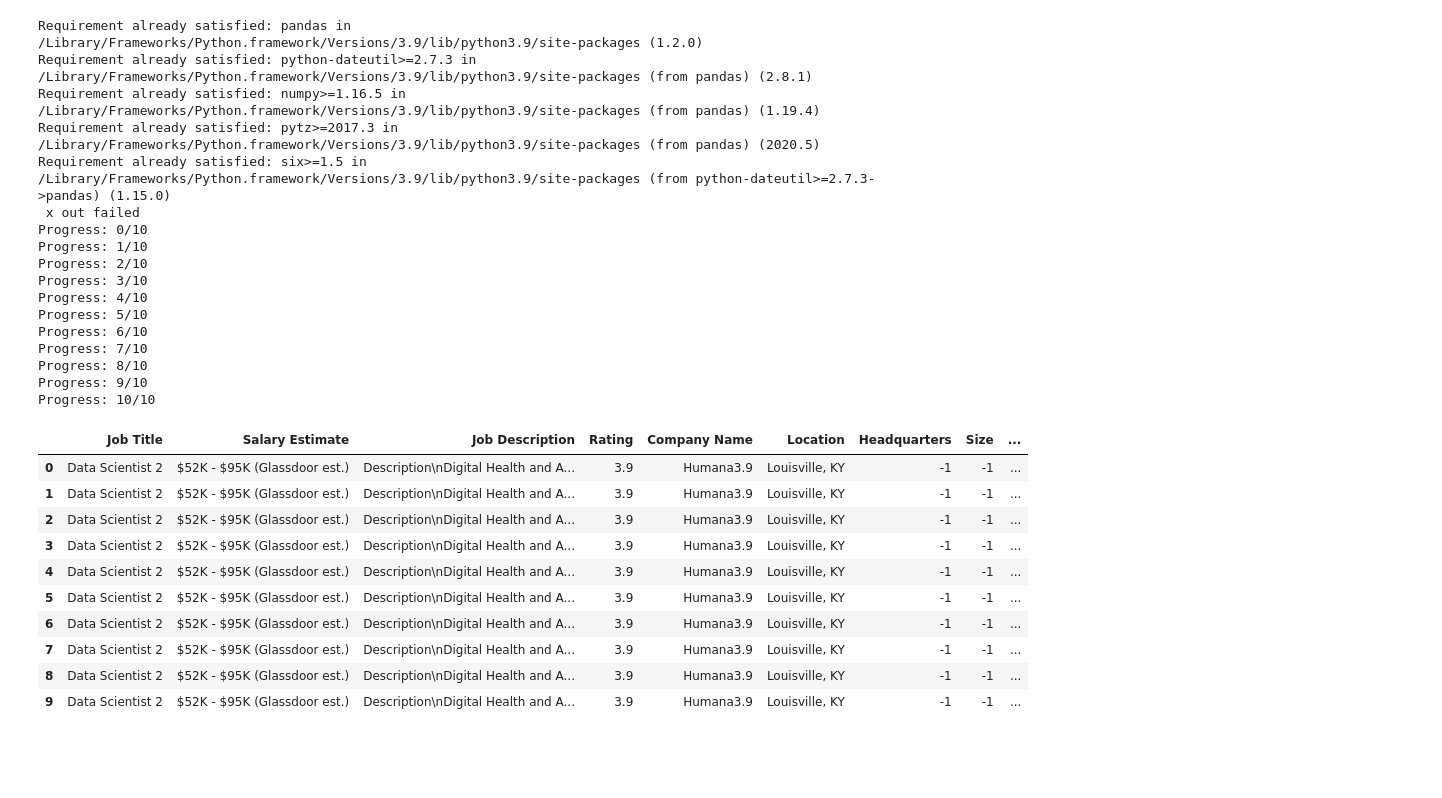
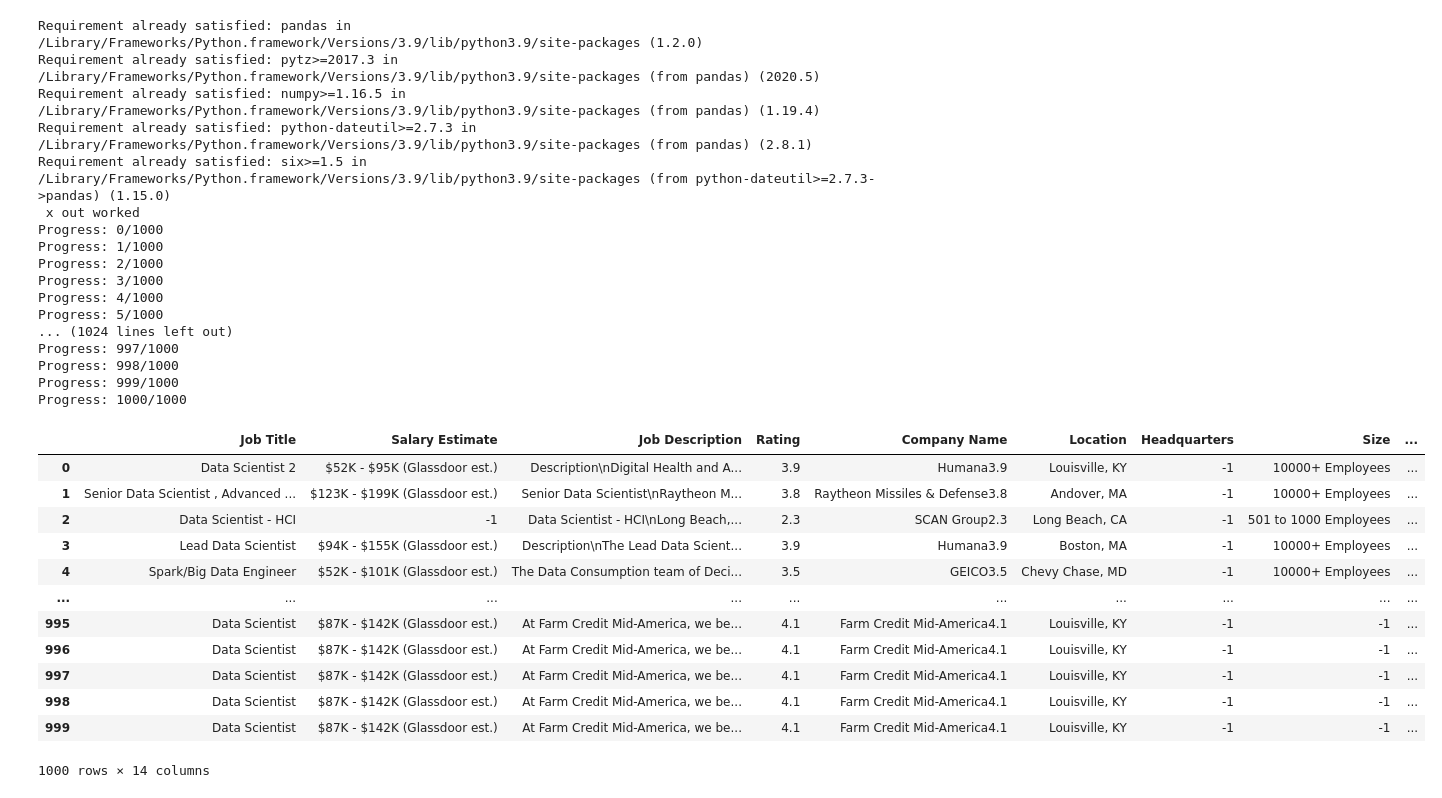
Before and after one commit to AnchitCap/ds-salary_predictor, a Jupyter notebook: run.ipynb, the cells around one changed output. Drawn from its saved outputs; the diff is of its cells as text; code cells hidden in the pictures; blank space fills up the shorter version.

```diff
--- a/run.ipynb
+++ b/run.ipynb
@@ -1,41 +1,45 @@
 # %%
 import sys
 !{sys.executable} -m pip install pandas
 import import_ipynb
 import glassdoor_scrapper as gs
 import pandas as pd
 
 path = '/usr/bin/safaridriver'
 
-df = gs.get_jobs('data_scientist',10,False,path,15)
+df = gs.get_jobs('data_scientist',1000,False,path,15)
 
 display(df)
+
+df.to_csv("glassdoor_jobs.csv",index=False)
 # %% [output]
 Requirement already satisfied: pandas in /Library/Frameworks/Python.framework/Versions/3.9/lib/python3.9/site-packages (1.2.0)
+Requirement already satisfied: pytz>=2017.3 in /Library/Frameworks/Python.framework/Versions/3.9/lib/python3.9/site-packages (from pandas) (2020.5)
+Requirement already satisfied: numpy>=1.16.5 in /Library/Frameworks/Python.framework/Versions/3.9/lib/python3.9/site-packages (from pandas) (1.19.4)
 Requirement already satisfied: python-dateutil>=2.7.3 in /Library/Frameworks/Python.framework/Versions/3.9/lib/python3.9/site-packages (from pandas) (2.8.1)
-Requirement already satisfied: numpy>=1.16.5 in /Library/Frameworks/Python.framework/Versions/3.9/lib/python3.9/site-packages (from pandas) (1.19.4)
-Requirement already satisfied: pytz>=2017.3 in /Library/Frameworks/Python.framework/Versions/3.9/lib/python3.9/site-packages (from pandas) (2020.5)
 Requirement already satisfied: six>=1.5 in /Library/Frameworks/Python.framework/Versions/3.9/lib/python3.9/site-packages (from python-dateutil>=2.7.3->pandas) (1.15.0)
- x out failed
-Progress: 0/10
-Progress: 1/10
-Progress: 2/10
-Progress: 3/10
-Progress: 4/10
-Progress: 5/10
-Progress: 6/10
-Progress: 7/10
-Progress: 8/10
-Progress: 9/10
-Progress: 10/10
+ x out worked
+Progress: 0/1000
+Progress: 1/1000
+Progress: 2/1000
+Progress: 3/1000
+Progress: 4/1000
+Progress: 5/1000
+... (1024 lines left out)
+Progress: 997/1000
+Progress: 998/1000
+Progress: 999/1000
+Progress: 1000/1000
 |  | Job Title | Salary Estimate | Job Description | Rating | Company Name | Location | Headquarters | Size | ... |
-| 0 | Data Scientist 2 | $52K - $95K (Glassdoor est.) | Description\nDigital Health and A... | 3.9 | Humana3.9 | Louisville, KY | -1 | -1 | ... |
-| 1 | Data Scientist 2 | $52K - $95K (Glassdoor est.) | Description\nDigital Health and A... | 3.9 | Humana3.9 | Louisville, KY | -1 | -1 | ... |
-| 2 | Data Scientist 2 | $52K - $95K (Glassdoor est.) | Description\nDigital Health and A... | 3.9 | Humana3.9 | Louisville, KY | -1 | -1 | ... |
-| 3 | Data Scientist 2 | $52K - $95K (Glassdoor est.) | Description\nDigital Health and A... | 3.9 | Humana3.9 | Louisville, KY | -1 | -1 | ... |
-| 4 | Data Scientist 2 | $52K - $95K (Glassdoor est.) | Description\nDigital Health and A... | 3.9 | Humana3.9 | Louisville, KY | -1 | -1 | ... |
-| 5 | Data Scientist 2 | $52K - $95K (Glassdoor est.) | Description\nDigital Health and A... | 3.9 | Humana3.9 | Louisville, KY | -1 | -1 | ... |
-| 6 | Data Scientist 2 | $52K - $95K (Glassdoor est.) | Description\nDigital Health and A... | 3.9 | Humana3.9 | Louisville, KY | -1 | -1 | ... |
-| 7 | Data Scientist 2 | $52K - $95K (Glassdoor est.) | Description\nDigital Health and A... | 3.9 | Humana3.9 | Louisville, KY | -1 | -1 | ... |
-| 8 | Data Scientist 2 | $52K - $95K (Glassdoor est.) | Description\nDigital Health and A... | 3.9 | Humana3.9 | Louisville, KY | -1 | -1 | ... |
-| 9 | Data Scientist 2 | $52K - $95K (Glassdoor est.) | Description\nDigital Health and A... | 3.9 | Humana3.9 | Louisville, KY | -1 | -1 | ... |
+| 0 | Data Scientist 2 | $52K - $95K (Glassdoor est.) | Description\nDigital Health and A... | 3.9 | Humana3.9 | Louisville, KY | -1 | 10000+ Employees | ... |
+| 1 | Senior Data Scientist , Advanced ... | $123K - $199K (Glassdoor est.) | Senior Data Scientist\nRaytheon M... | 3.8 | Raytheon Missiles & Defense3.8 | Andover, MA | -1 | 10000+ Employees | ... |
+| 2 | Data Scientist - HCI | -1 | Data Scientist - HCI\nLong Beach,... | 2.3 | SCAN Group2.3 | Long Beach, CA | -1 | 501 to 1000 Employees | ... |
+| 3 | Lead Data Scientist | $94K - $155K (Glassdoor est.) | Description\nThe Lead Data Scient... | 3.9 | Humana3.9 | Boston, MA | -1 | 10000+ Employees | ... |
+| 4 | Spark/Big Data Engineer | $52K - $101K (Glassdoor est.) | The Data Consumption team of Deci... | 3.5 | GEICO3.5 | Chevy Chase, MD | -1 | 10000+ Employees | ... |
+| ... | ... | ... | ... | ... | ... | ... | ... | ... | ... |
+| 995 | Data Scientist | $87K - $142K (Glassdoor est.) | At Farm Credit Mid-America, we be... | 4.1 | Farm Credit Mid-America4.1 | Louisville, KY | -1 | -1 | ... |
+| 996 | Data Scientist | $87K - $142K (Glassdoor est.) | At Farm Credit Mid-America, we be... | 4.1 | Farm Credit Mid-America4.1 | Louisville, KY | -1 | -1 | ... |
+| 997 | Data Scientist | $87K - $142K (Glassdoor est.) | At Farm Credit Mid-America, we be... | 4.1 | Farm Credit Mid-America4.1 | Louisville, KY | -1 | -1 | ... |
+| 998 | Data Scientist | $87K - $142K (Glassdoor est.) | At Farm Credit Mid-America, we be... | 4.1 | Farm Credit Mid-America4.1 | Louisville, KY | -1 | -1 | ... |
+| 999 | Data Scientist | $87K - $142K (Glassdoor est.) | At Farm Credit Mid-America, we be... | 4.1 | Farm Credit Mid-America4.1 | Louisville, KY | -1 | -1 | ... |
+1000 rows × 14 columns
```
Also changed, not shown: 4 other files.
